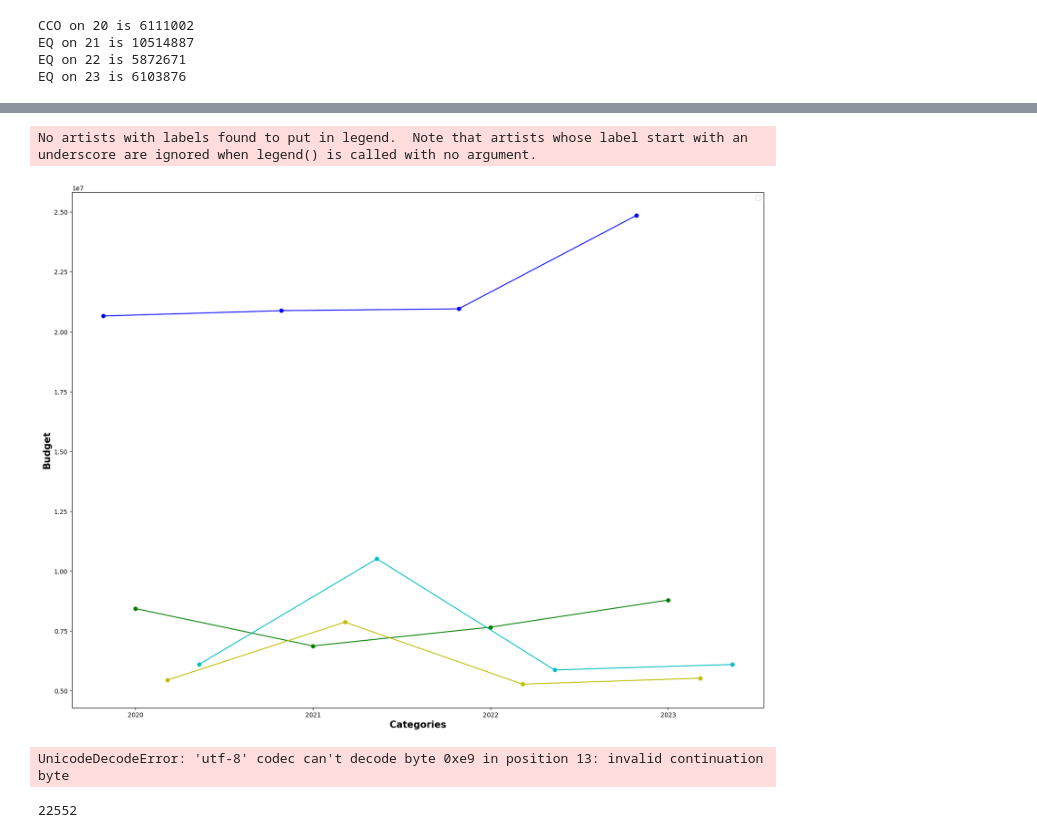
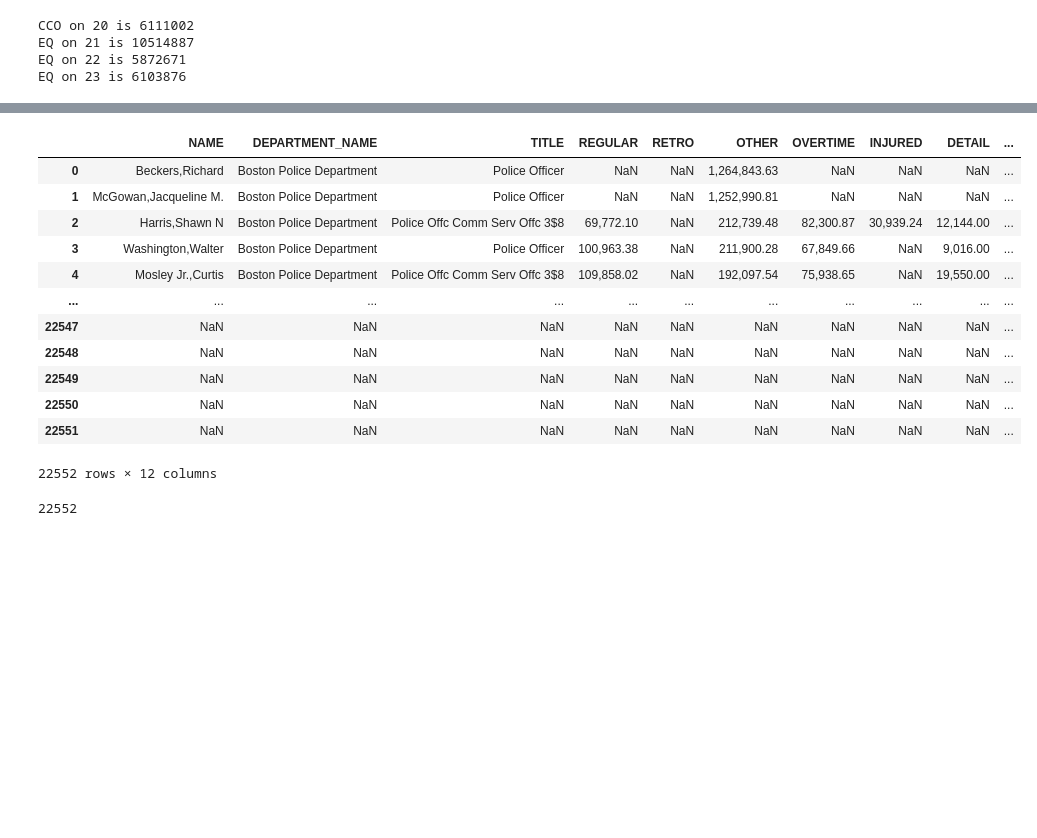
Before and after one commit to yap-ryan/ds-aclu-police-budget-analysis, a Jupyter notebook: fall22-team-2/ZiJie.ipynb, the cells around one changed output, grey strips where cells are left out. Drawn from its saved outputs; the diff is of its cells as text; code cells hidden in the pictures; blank space fills up the shorter version.

```diff
--- a/fall22-team-2/ZiJie.ipynb
+++ b/fall22-team-2/ZiJie.ipynb
@@ -351,17 +457,0 @@ plt.show()
-# %%
-fig = plt.subplots(figsize =(20, 15))
-plt.plot(br2, csData,marker='o', color ='b')
-plt.plot(br3, smData,marker='o', color ='g')
-plt.plot(br4, ccoData,marker='o', color ='y')
-plt.plot(br5, eqData,marker='o', color ='c')
-
-plt.xlabel('Categories', fontweight ='bold', fontsize = 15)
-plt.ylabel('Budget', fontweight ='bold', fontsize = 15)
-plt.xticks([r + barWidth for r in range(len(psData))],
-        ['2020', '2021', '2022', '2023'])
-
-plt.legend()
-plt.show()
-# %% [output]
-No artists with labels found to put in legend.  Note that artists whose label start with an underscore are ignored when legend() is called with no argument.
-[figure, removed]
@@ -368,11 +464,23 @@ No artists with labels found to put in legend.  Note that artists whose label st
 # %%
-f2=pd.read_csv('./Data/employees-2021.csv')
+f2=pd.read_csv('employee.csv')
 df2 = pd.DataFrame(f2)
 
 
 df2
 # %% [output]
+|  | NAME | DEPARTMENT_NAME | TITLE | REGULAR | RETRO | OTHER | OVERTIME | INJURED | DETAIL | ... |
+| 0 | Beckers,Richard | Boston Police Department | Police Officer | NaN | NaN | 1,264,843.63 | NaN | NaN | NaN | ... |
+| 1 | McGowan,Jacqueline M. | Boston Police Department | Police Officer | NaN | NaN | 1,252,990.81 | NaN | NaN | NaN | ... |
+| 2 | Harris,Shawn N | Boston Police Department | Police Offc Comm Serv Offc 3$8 | 69,772.10 | NaN | 212,739.48 | 82,300.87 | 30,939.24 | 12,144.00 | ... |
+| 3 | Washington,Walter | Boston Police Department | Police Officer | 100,963.38 | NaN | 211,900.28 | 67,849.66 | NaN | 9,016.00 | ... |
+| 4 | Mosley Jr.,Curtis | Boston Police Department | Police Offc Comm Serv Offc 3$8 | 109,858.02 | NaN | 192,097.54 | 75,938.65 | NaN | 19,550.00 | ... |
+| ... | ... | ... | ... | ... | ... | ... | ... | ... | ... | ... |
+| 22547 | NaN | NaN | NaN | NaN | NaN | NaN | NaN | NaN | NaN | ... |
+| 22548 | NaN | NaN | NaN | NaN | NaN | NaN | NaN | NaN | NaN | ... |
+| 22549 | NaN | NaN | NaN | NaN | NaN | NaN | NaN | NaN | NaN | ... |
+| 22550 | NaN | NaN | NaN | NaN | NaN | NaN | NaN | NaN | NaN | ... |
+| 22551 | NaN | NaN | NaN | NaN | NaN | NaN | NaN | NaN | NaN | ... |
-UnicodeDecodeError: 'utf-8' codec can't decode byte 0xe9 in position 13: invalid continuation byte
+22552 rows × 12 columns
 # %%
 BPD2 = df2.loc[(df2['DEPARTMENT_NAME'] == "Boston Police Department")]
 departments = df2[["DEPARTMENT_NAME"]]
```
Also changed, not shown: parts of 16 cells of this notebook, 2 other files.
